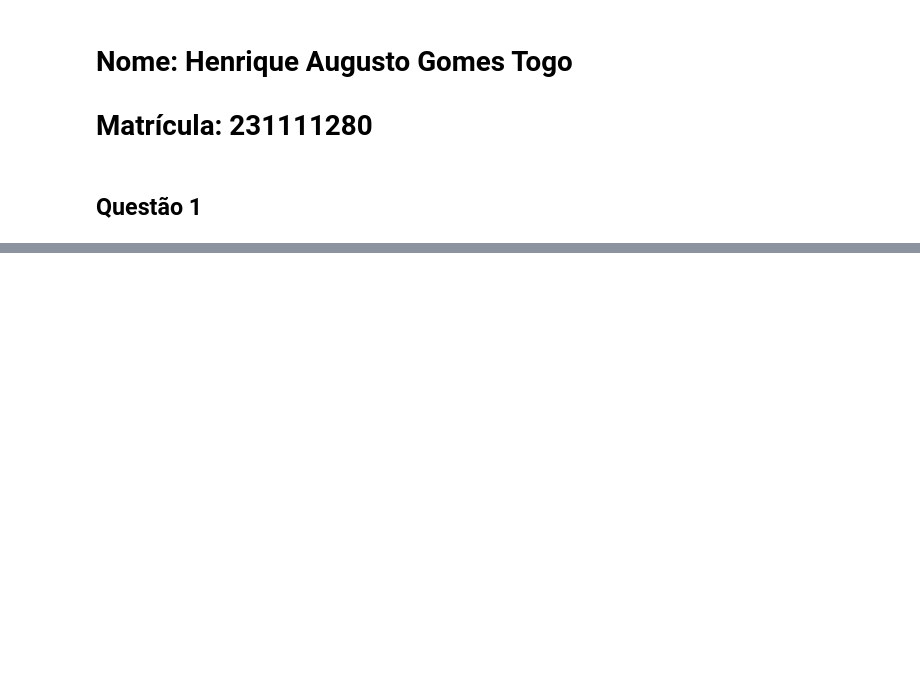
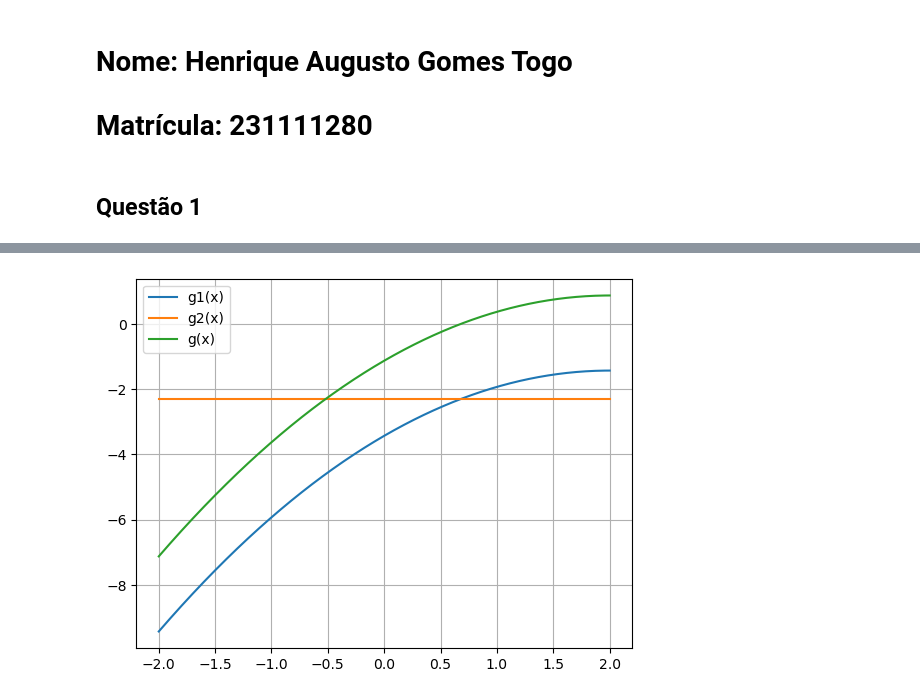
Before and after one commit to HenriqueTogo/machine-learning, a Jupyter notebook: Lista02/lista_02_231111280.ipynb, the cells around one changed output, grey strips where cells are left out. Saved outputs shown, nothing was run; the diff lists cells and outputs as text; code cells hidden in the pictures; blank space fills up the shorter version.

```diff
--- a/Lista02/lista_02_231111280.ipynb
+++ b/Lista02/lista_02_231111280.ipynb
@@ -30,0 +33,15 @@ plt.show()
+# %%
+prior_c1 = 0.6
+prior_c2 = 0.4
+g1 = np.log(gauss_x) + np.log(0.6)
+g2 = np.log(uniform_x) + np.log(0.4)
+g = g1 - g2
+# %%
+plt.plot(x, g1)
+plt.plot(x, g2)
+plt.plot(x, g)
+plt.legend(['g1(x)', 'g2(x)', 'g(x)'])
+plt.grid('on')
+plt.show()
+# %% [output]
+[figure, added]
```
Also changed, not shown: parts of 1 cell of this notebook.
